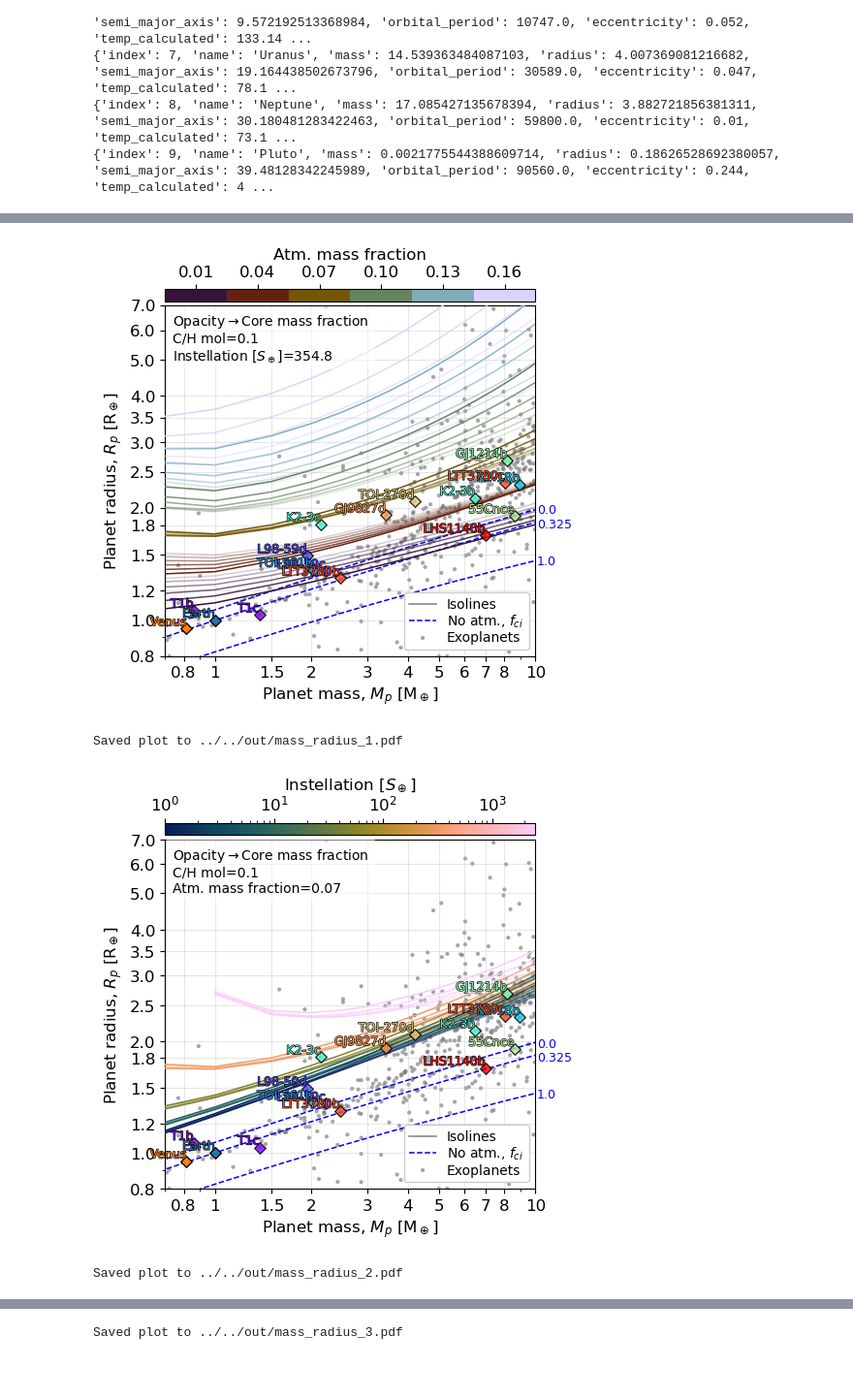
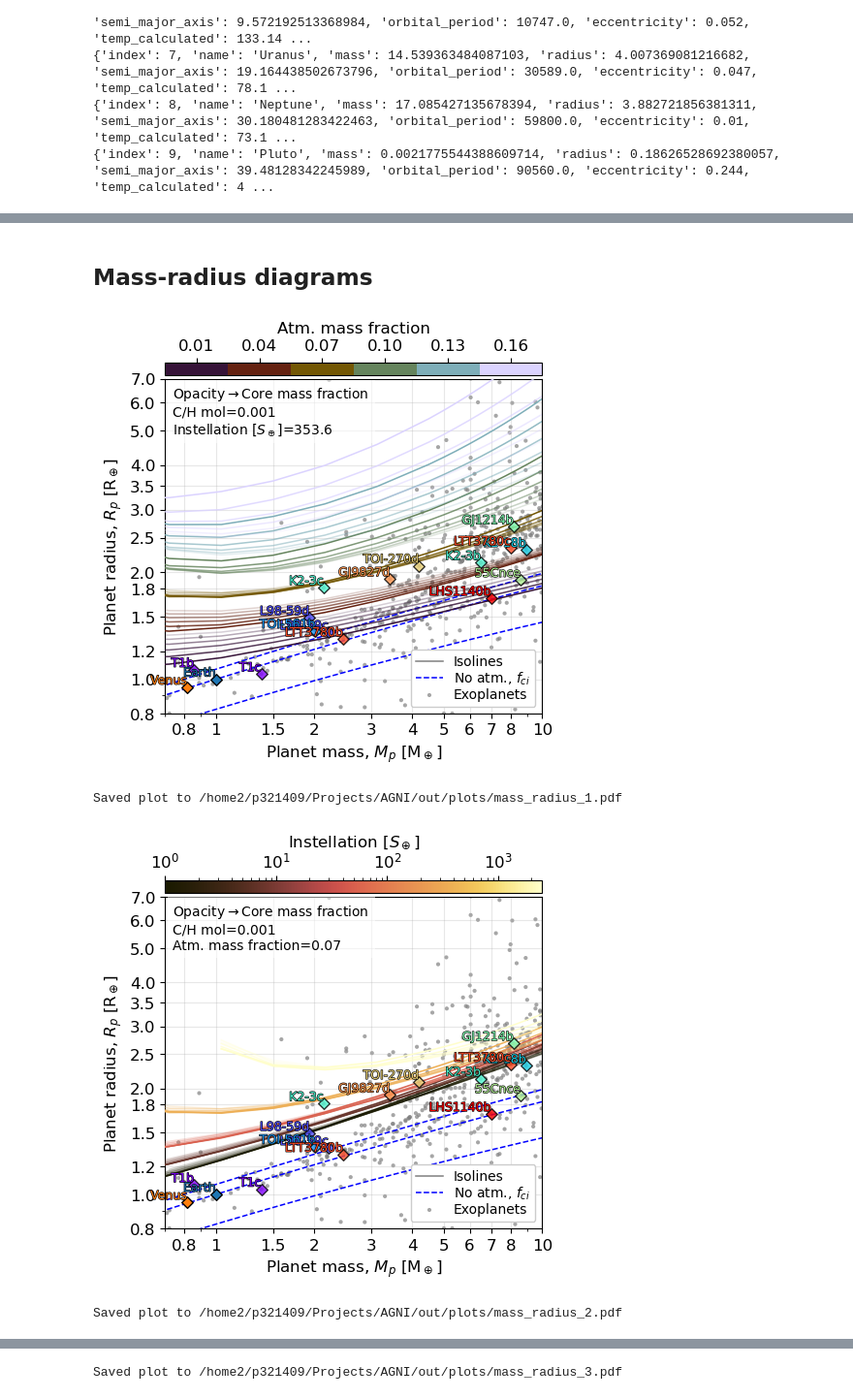
Before and after one commit to nichollsh/AGNI, a Jupyter notebook: misc/utilities/grid_plot.ipynb, the cells around one changed output, grey strips where cells are left out. Shown at 97% size. Cells and saved outputs as stored; diff of their text form; code cells hidden in the pictures; blank space fills up the shorter version.

```diff
--- a/misc/utilities/grid_plot.ipynb
+++ b/misc/utilities/grid_plot.ipynb
@@ -44,7 +53,7 @@ zeng_irn = [  [0.0021, 0.1175], [0.0029, 0.1314], [0.0041, 0.1469], [0.0057, 0.1
 zeng[1.0] = np.array(zeng_irn).T
 # %%
 # Exoplanets
-exo_file = os.path.abspath(data_dir+"exoplanet_eu.csv")
+exo_file = os.path.join(data_dir,"exoplanet_eu.csv")
 print(exo_file)
 exo_raw = pd.read_csv(exo_file,delimiter=',')
 exo_dat = exo_raw.loc[exo_raw['planet_status'] == 'Confirmed']
@@ -124,7 +133,7 @@ units = {
     # input vars
     "frac_core"     : [1.0,       False  ,"Core mass fraction"],
     "frac_atm"      : [1.0,       False  ,"Atm. mass fraction"],
-    "mass_tot"      : [1.0,       False  ,r"Total mass [$M_\oplus$]"],
+    "mass_tot"      : [1.0,       True  ,r"Planet mass [$M_\oplus$]"],
     "instellation"  : [1.0,       True   ,r"Instellation [$S_\oplus$]"],
     "metal_C"       : [1.0,       True   ,"C/H mol"],
     "metal_S"       : [1.0,       True   ,"S/H mol"],
@@ -137,7 +146,7 @@ units = {
     "μ_surf"        : [1e3,       False  ,r"$\mu_s$ [g/mol]"],
     "g_surf"        : [1,         False  ,r"$g_s$ [m$^2$/s]"],
 
-    "r_phot"        : [1/R_earth, False  ,r"$R_p$ [$R_\oplus$]"],
+    "r_phot"        : [1/R_earth, True  ,r"$R_p$ [$R_\oplus$]"],
     "μ_phot"        : [1e3,       False  ,r"$\mu_p$ [g/mol]"],
     "t_phot"        : [1,         False  ,r"$T_p$ [K]"],
     "g_phot"        : [1,         False  ,r"$g_p$ [m$^2$/s]"],
@@ -147,7 +156,6 @@ units = {
 }
 # %%
 # Read both of the CSV files
-output_dir = "../../out"
 gridpoints_df = pd.read_csv(os.path.join(output_dir, "gridpoints.csv"), sep=',')
 results_df = pd.read_csv(os.path.join(output_dir, "result_table.csv"), sep=',')
 
@@ -302,10 +310,15 @@ exo_named = [
             ]
 
 exo_colors = [mpl.colormaps.get_cmap('rainbow')(x) for x in np.linspace(0,1,len(exo_named))]
+# %% [markdown]
+## Mass-radius diagrams
+# %%
+mass_ticks = [0.8, 1.0, 1.5, 2.0, 3.0, 4.0, 5.0, 6.0, 7, 8.0, 10.0]
+radius_ticks = [0.8, 1.0, 1.2, 1.5, 1.8, 2.0, 2.5, 3.0, 3.5, 4.0, 5.0, 6.0, 7.0]
 # %%
 id = 0
 
-def plot_mr(key1=None, key2=None,controls=None):
+def plot_mr(key1=None, key2=None,controls=None, show_scatter = False, show_isolines = True):
     # copy dataframe
     subdata = deepcopy(data)
 
@@ -313,7 +326,7 @@ def plot_mr(key1=None, key2=None,controls=None):
     subdata = subdata[subdata['succ'] > 0.5]
 
     # create figure object
-    fig,ax = plt.subplots(1,1, figsize=(5.2,5.2))
+    fig,ax = plt.subplots(1,1, figsize=(5,5))
 
     # configure...
     xlim = [0.7, 10.0]
@@ -326,15 +339,16 @@ def plot_mr(key1=None, key2=None,controls=None):
     text_pe = [pe.Stroke(linewidth=0.9, foreground='black'), pe.Normal()]
     text_fs = 9
     planet_legend = False
-    show_scatter = False
-    show_isolines = True
+
 
     # choose cmap
-    cmap = glasgow
+    cmap = batlow
     if "metal_" in key1:
         cmap = hawaii_r
+    if "frac_atm" in key1:
+        cmap = glasgow
     if "instel" in key1:
-        cmap = batlow
+        cmap = lajolla
 
 
     # crop data by control variables
@@ -402,7 +416,7 @@ def plot_mr(key1=None, key2=None,controls=None):
         ax.plot(x,y, zorder=7, ls='dashed', color=col, lw=lw)
         x0 = xlim[1]*1.01
         y0 = y[np.argmin(np.abs(x-x0))]
-        ax.text(x0, y0, k, ha='left', va='center', color=col, fontsize=text_fs)
+        # ax.text(x0, y0, k, ha='left', va='center', color=col, fontsize=text_fs)
 
     # Exoplanets
     ax.scatter(exo_dat["mass"].values * unit_Mjup / unit_Mear,
@@ -468,7 +482,7 @@ def plot_mr(key1=None, key2=None,controls=None):
 
     ax.set_xscale("log")
     ax.xaxis.set_major_formatter(mpl.ticker.FormatStrFormatter("%g"))
-    ax.xaxis.set_ticks([0.8, 1.0, 1.5, 2.0, 3.0, 4.0, 5.0, 6.0, 7, 8.0, 10.0])
+    ax.xaxis.set_ticks(mass_ticks)
 
     ax.set_ylabel(r"Planet radius, $R_p$ [R$_\oplus$]")
     ax.set_ylim(ylim)
@@ -477,7 +491,7 @@ def plot_mr(key1=None, key2=None,controls=None):
 
     ax.set_yscale("log")
     ax.yaxis.set_major_formatter(mpl.ticker.FormatStrFormatter("%.1f"))
-    ax.yaxis.set_ticks([0.8, 1.0, 1.2, 1.5, 1.8, 2.0, 2.5, 3.0, 3.5, 4.0, 5.0, 6.0, 7.0])
+    ax.yaxis.set_ticks(radius_ticks)
 
 
     # grid
@@ -485,7 +499,7 @@ def plot_mr(key1=None, key2=None,controls=None):
 
     # colorbar
     cbkwargs = {}
-    if not units[key1][1]:
+    if (not units[key1][1]) and not (len(isolines) > 30):
         cbkwargs = {"values":isolines*zunit,  "ticks":isolines*zunit}
 
     cb = fig.colorbar(sm1, ax=ax, label=units[key1][2],
@@ -514,39 +528,39 @@ def plot_mr(key1=None, key2=None,controls=None):
 
     global id
     id += 1
-    outpath = os.path.join(output_dir, f"mass_radius_{id}.pdf")
+    outpath = os.path.join(plots_dir, f"mass_radius_{id}.pdf")
     fig.savefig(outpath, dpi=300, bbox_inches='tight')
 
     print(f"Saved plot to {outpath}")
 
 # ---------------------------
 
 opts = {
     "key1"    : "frac_atm",
     "key2"    : "frac_core",
-    "controls": {"metal_C":0.1, "instellation":3.548000e+02}
+    "controls": {"metal_C":1e-3, "instellation":3.536000e+02}
 }
 plot_mr(**opts)
 
 # ---------------------------
 
 opts = {
     "key1"    : "instellation",
     "key2"    : "frac_core",
-    "controls": {"metal_C":0.1, "frac_atm":0.07}
+    "controls": {"metal_C":1e-3, "frac_atm":0.07}
 }
 plot_mr(**opts)
 
 # ---------------------------
 
 opts = {
     "key1"    : "metal_C",
     "key2"    : "frac_core",
-    "controls": {"frac_atm":0.1, "instellation":3.548000e+02}
+    "controls": {"frac_atm":0.1, "instellation":3.536000e+02}
 }
 plot_mr(**opts)
 # %% [output]
-[figure, old version]
+[figure, new version]
-Saved plot to ../../out/mass_radius_1.pdf
+Saved plot to /home2/p321409/Projects/AGNI/out/plots/mass_radius_1.pdf
-[figure, old version]
+[figure, new version]
-Saved plot to ../../out/mass_radius_2.pdf
+Saved plot to /home2/p321409/Projects/AGNI/out/plots/mass_radius_2.pdf
@@ -554 +568 @@ Saved plot to ../../out/mass_radius_2.pdf
-Saved plot to ../../out/mass_radius_3.pdf
+Saved plot to /home2/p321409/Projects/AGNI/out/plots/mass_radius_3.pdf
```
Also changed, not shown: parts of 9 cells of this notebook, 1 other file.
